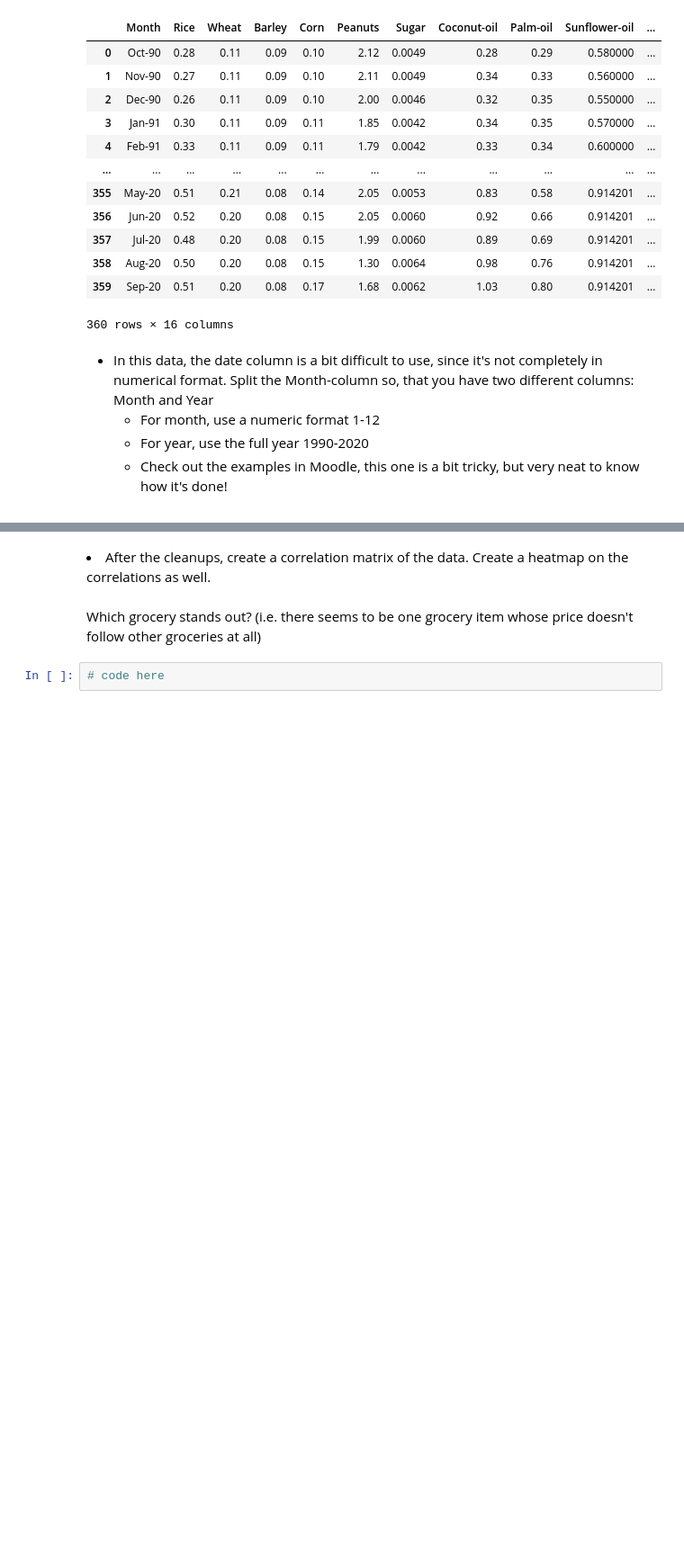
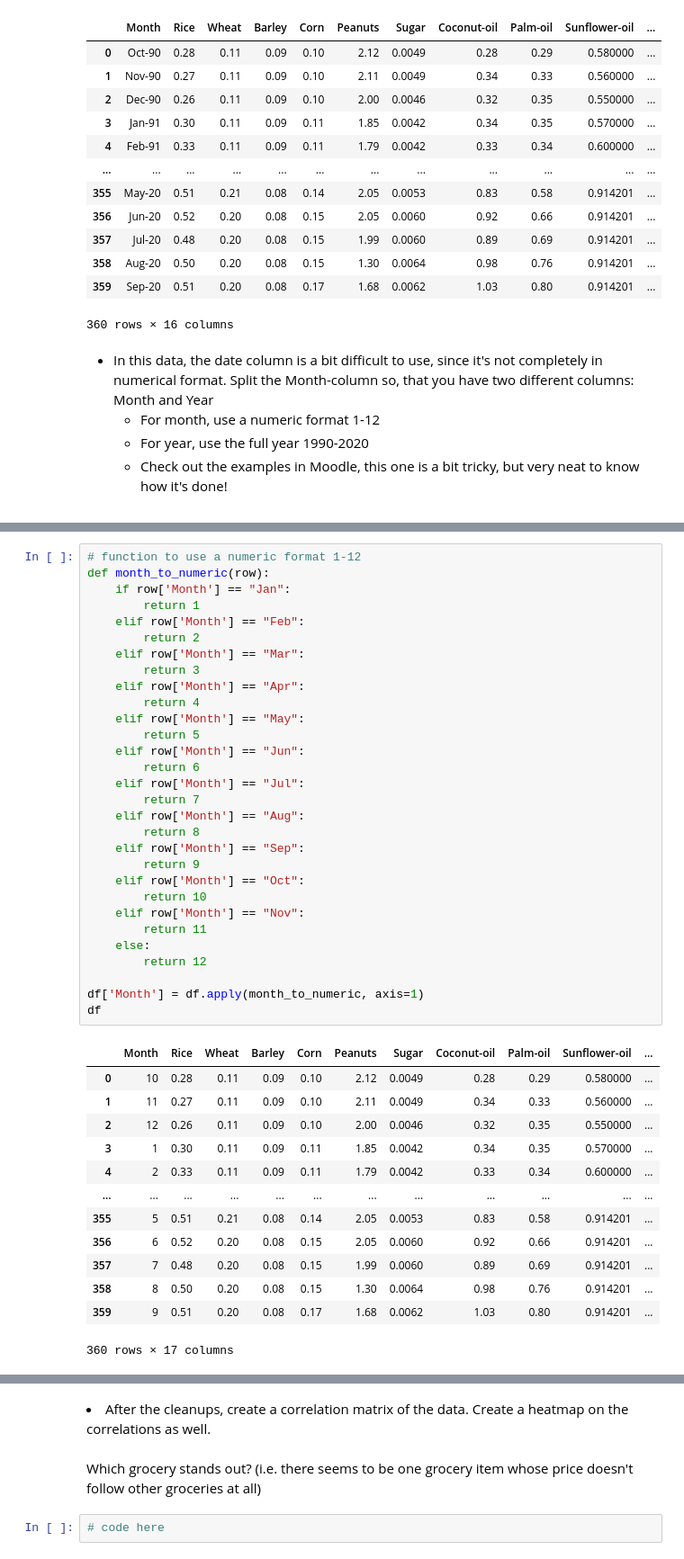
Before and after one commit to crypt0kitik/Introduction-to-Data-Analytics, a Jupyter notebook: Homework sets/SET 3/DataAnalyticsExerciseSet3.ipynb, the cells around one changed output, grey strips where cells are left out. Shown at 90% size. Saved outputs shown, nothing was run; the diff lists cells and outputs as text; blank space fills up the shorter version.

```diff
--- a/Homework sets/SET 3/DataAnalyticsExerciseSet3.ipynb
+++ b/Homework sets/SET 3/DataAnalyticsExerciseSet3.ipynb
@@ -429,0 +443,44 @@ df["Month"] = df['Year'].str.slice(0, 4).astype(int)
+# %%
+# function to use a numeric format 1-12
+def month_to_numeric(row):
+    if row['Month'] == "Jan":
+        return 1
+    elif row['Month'] == "Feb":
+        return 2
+    elif row['Month'] == "Mar":
+        return 3
+    elif row['Month'] == "Apr":
+        return 4
+    elif row['Month'] == "May":
+        return 5
+    elif row['Month'] == "Jun":
+        return 6
+    elif row['Month'] == "Jul":
+        return 7
+    elif row['Month'] == "Aug":
+        return 8
+    elif row['Month'] == "Sep":
+        return 9
+    elif row['Month'] == "Oct":
+        return 10
+    elif row['Month'] == "Nov":
+        return 11
+    else:
+        return 12
+
+df['Month'] = df.apply(month_to_numeric, axis=1)
+df
+# %% [output]
+|  | Month | Rice | Wheat | Barley | Corn | Peanuts | Sugar | Coconut-oil | Palm-oil | Sunflower-oil | ... |
+| 0 | 10 | 0.28 | 0.11 | 0.09 | 0.10 | 2.12 | 0.0049 | 0.28 | 0.29 | 0.580000 | ... |
+| 1 | 11 | 0.27 | 0.11 | 0.09 | 0.10 | 2.11 | 0.0049 | 0.34 | 0.33 | 0.560000 | ... |
+| 2 | 12 | 0.26 | 0.11 | 0.09 | 0.10 | 2.00 | 0.0046 | 0.32 | 0.35 | 0.550000 | ... |
+| 3 | 1 | 0.30 | 0.11 | 0.09 | 0.11 | 1.85 | 0.0042 | 0.34 | 0.35 | 0.570000 | ... |
+| 4 | 2 | 0.33 | 0.11 | 0.09 | 0.11 | 1.79 | 0.0042 | 0.33 | 0.34 | 0.600000 | ... |
+| ... | ... | ... | ... | ... | ... | ... | ... | ... | ... | ... | ... |
+| 355 | 5 | 0.51 | 0.21 | 0.08 | 0.14 | 2.05 | 0.0053 | 0.83 | 0.58 | 0.914201 | ... |
+| 356 | 6 | 0.52 | 0.20 | 0.08 | 0.15 | 2.05 | 0.0060 | 0.92 | 0.66 | 0.914201 | ... |
+| 357 | 7 | 0.48 | 0.20 | 0.08 | 0.15 | 1.99 | 0.0060 | 0.89 | 0.69 | 0.914201 | ... |
+| 358 | 8 | 0.50 | 0.20 | 0.08 | 0.15 | 1.30 | 0.0064 | 0.98 | 0.76 | 0.914201 | ... |
+| 359 | 9 | 0.51 | 0.20 | 0.08 | 0.17 | 1.68 | 0.0062 | 1.03 | 0.80 | 0.914201 | ... |
+360 rows × 17 columns
```
Also changed, not shown: parts of 5 cells of this notebook.
